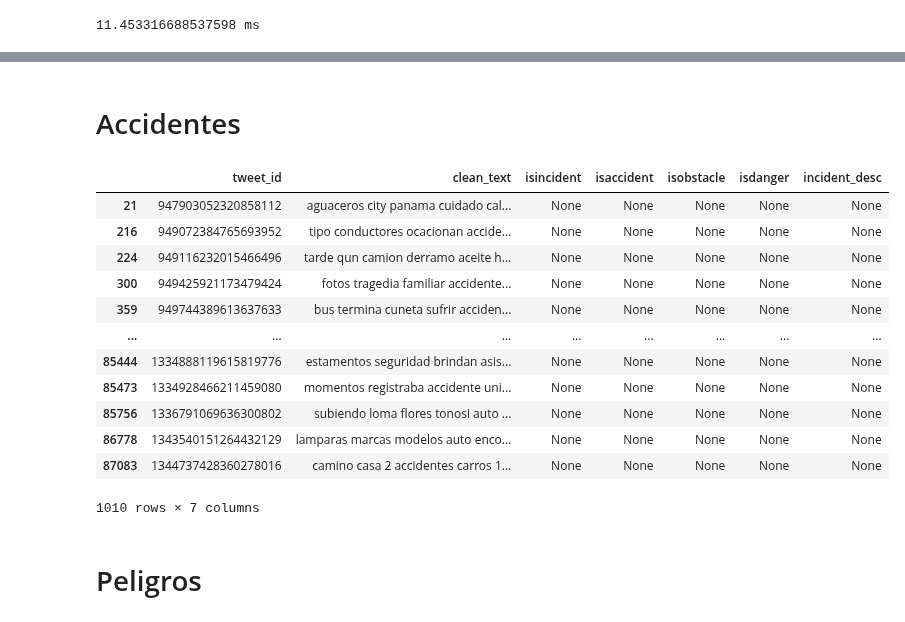
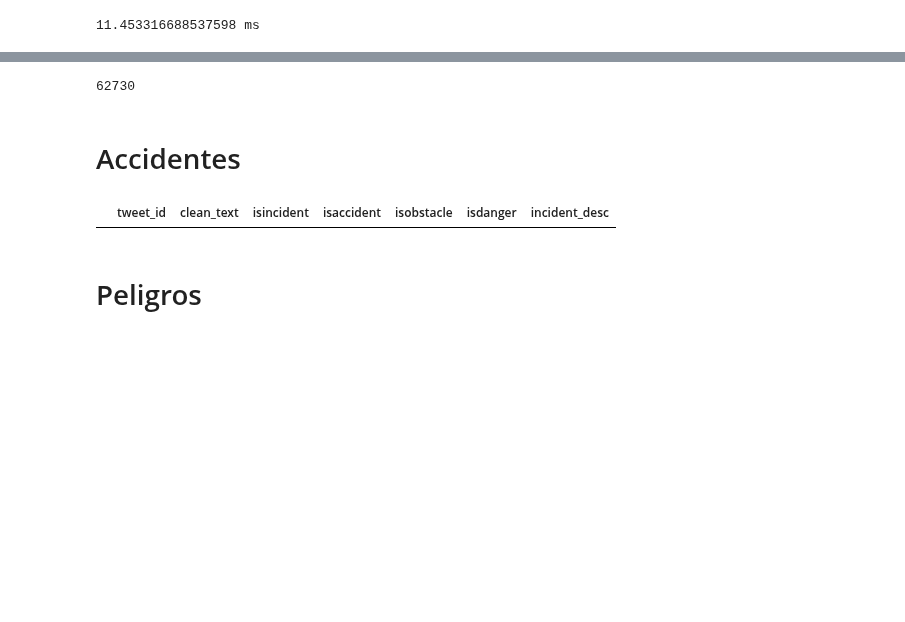
Before and after one commit to Liu-Lc/TwitterTraffic-Pty, a Jupyter notebook: TweetData/clean_data.ipynb, the cells around one changed output, grey strips where cells are left out. Saved outputs shown, nothing was run; the diff lists cells and outputs as text; code cells hidden in the pictures; blank space fills up the shorter version.

```diff
--- a/TweetData/clean_data.ipynb
+++ b/TweetData/clean_data.ipynb
@@ -59,0 +56,10 @@ short_df
+# %%
+short_df = pd.read_csv('tweets-2018-2020-clean.csv')
+short_df.drop('Unnamed: 0', axis=1, inplace=True)
+short_df = short_df.where(pd.notnull(short_df), None)
+# %%
+short_df = short_df.where(pd.notnull(short_df), None)
+# %%
+len(short_df[short_df.isincident.isnull()])
+# %% [output]
+62730
@@ -60,19 +70,7 @@ short_df
 # %% [markdown]
 # Accidentes
 # %%
-extract = short_df.clean_text.str.contains('accidente') & short_df.isincident.isnull()
+extract = short_df.clean_text.str.contains('accidente report.*') & short_df.isaccident.isnull()
 short_df[extract]
 # %% [output]
 |  | tweet_id | clean_text | isincident | isaccident | isobstacle | isdanger | incident_desc |
-| 21 | 947903052320858112 | aguaceros city panama cuidado cal... | None | None | None | None | None |
-| 216 | 949072384765693952 | tipo conductores ocacionan accide... | None | None | None | None | None |
-| 224 | 949116232015466496 | tarde qun camion derramo aceite h... | None | None | None | None | None |
-| 300 | 949425921173479424 | fotos tragedia familiar accidente... | None | None | None | None | None |
-| 359 | 949744389613637633 | bus termina cuneta sufrir acciden... | None | None | None | None | None |
-| ... | ... | ... | ... | ... | ... | ... | ... |
-| 85444 | 1334888119615819776 | estamentos seguridad brindan asis... | None | None | None | None | None |
-| 85473 | 1334928466211459080 | momentos registraba accidente uni... | None | None | None | None | None |
-| 85756 | 1336791069636300802 | subiendo loma flores tonosi auto ... | None | None | None | None | None |
-| 86778 | 1343540151264432129 | lamparas marcas modelos auto enco... | None | None | None | None | None |
-| 87083 | 1344737428360278016 | camino casa 2 accidentes carros 1... | None | None | None | None | None |
-1010 rows × 7 columns
```
Also changed, not shown: parts of 7 cells of this notebook, 1 other file.
